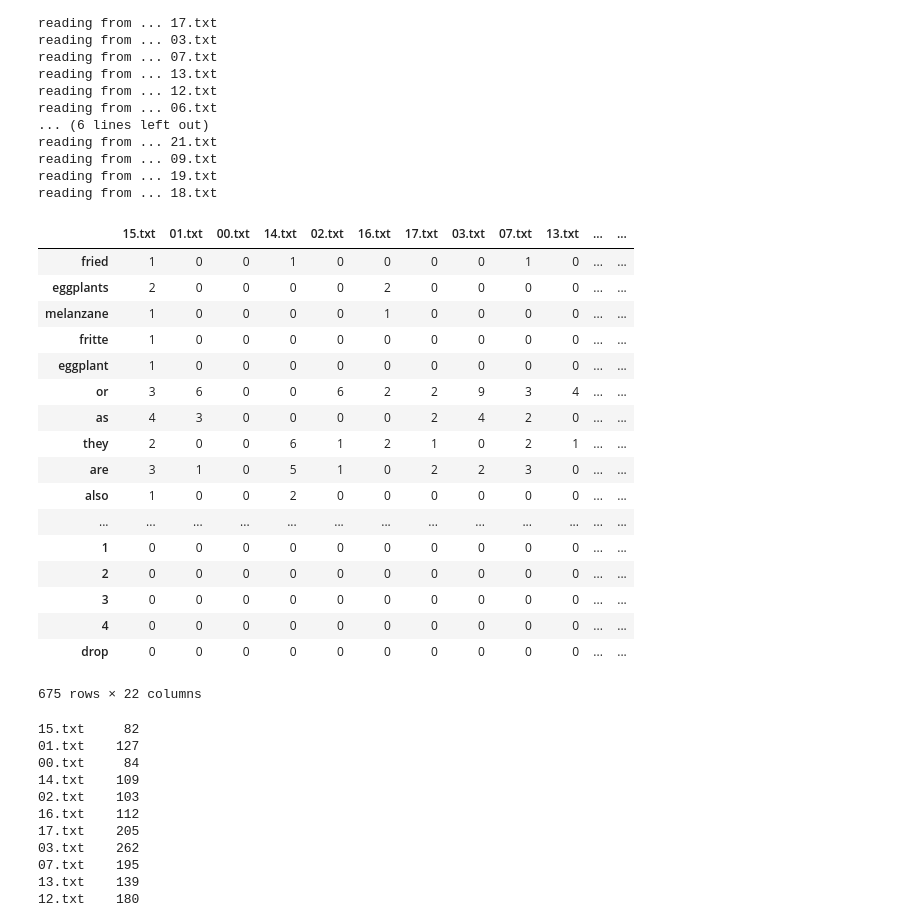
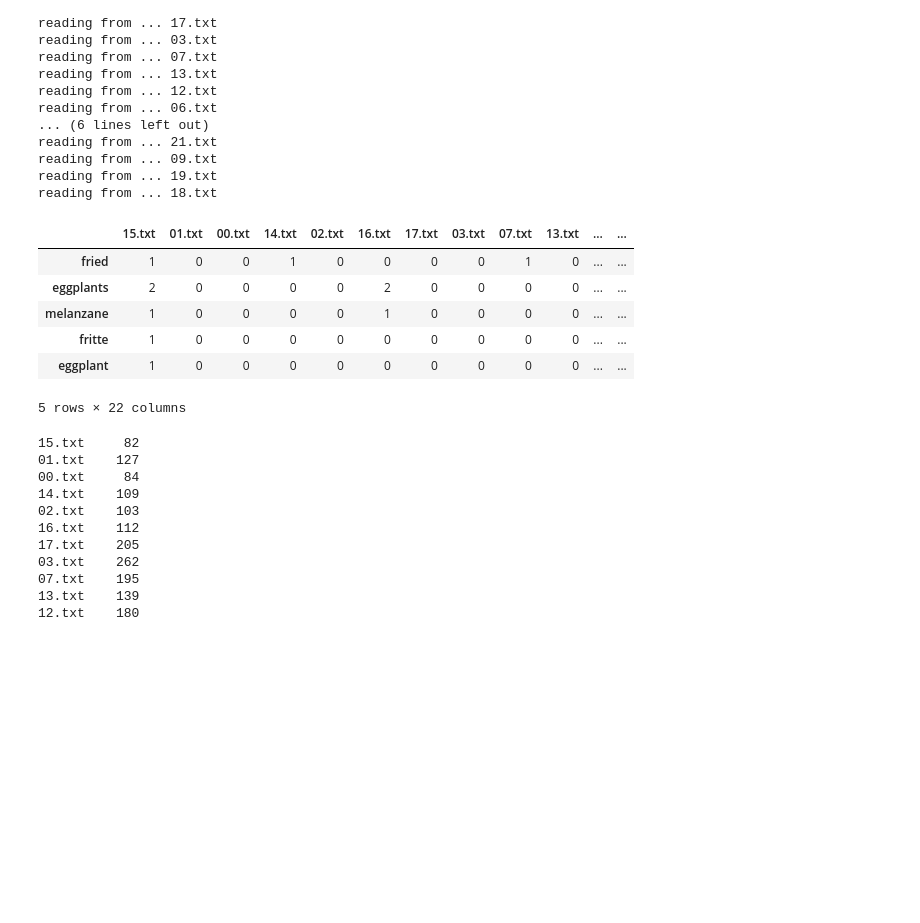
Before and after one commit to intuitivetextmining/intuitivetextmining, a Jupyter notebook: 2.5 - corpus search ordering by word frequency.ipynb, the cells around one changed output. Saved outputs shown, nothing was run; the diff lists cells and outputs as text; code cells hidden in the pictures; blank space fills up the shorter version.

```diff
--- a/2.5 - corpus search ordering by word frequency.ipynb
+++ b/2.5 - corpus search ordering by word frequency.ipynb
@@ -90,27 +90,16 @@ reading from ... 09.txt
 reading from ... 19.txt
 reading from ... 18.txt
 # %%
-# display word occurrence matrix
-occurrence_matrix
+# display part of word occurrence matrix
+occurrence_matrix.head()
 # %% [output]
 |  | 15.txt | 01.txt | 00.txt | 14.txt | 02.txt | 16.txt | 17.txt | 03.txt | 07.txt | 13.txt | ... | ... |
 | fried | 1 | 0 | 0 | 1 | 0 | 0 | 0 | 0 | 1 | 0 | ... | ... |
 | eggplants | 2 | 0 | 0 | 0 | 0 | 2 | 0 | 0 | 0 | 0 | ... | ... |
 | melanzane | 1 | 0 | 0 | 0 | 0 | 1 | 0 | 0 | 0 | 0 | ... | ... |
 | fritte | 1 | 0 | 0 | 0 | 0 | 0 | 0 | 0 | 0 | 0 | ... | ... |
 | eggplant | 1 | 0 | 0 | 0 | 0 | 0 | 0 | 0 | 0 | 0 | ... | ... |
-| or | 3 | 6 | 0 | 0 | 6 | 2 | 2 | 9 | 3 | 4 | ... | ... |
-| as | 4 | 3 | 0 | 0 | 0 | 0 | 2 | 4 | 2 | 0 | ... | ... |
-| they | 2 | 0 | 0 | 6 | 1 | 2 | 1 | 0 | 2 | 1 | ... | ... |
-| are | 3 | 1 | 0 | 5 | 1 | 0 | 2 | 2 | 3 | 0 | ... | ... |
-| also | 1 | 0 | 0 | 2 | 0 | 0 | 0 | 0 | 0 | 0 | ... | ... |
-| ... | ... | ... | ... | ... | ... | ... | ... | ... | ... | ... | ... | ... |
-| 1 | 0 | 0 | 0 | 0 | 0 | 0 | 0 | 0 | 0 | 0 | ... | ... |
-| 2 | 0 | 0 | 0 | 0 | 0 | 0 | 0 | 0 | 0 | 0 | ... | ... |
-| 3 | 0 | 0 | 0 | 0 | 0 | 0 | 0 | 0 | 0 | 0 | ... | ... |
-| 4 | 0 | 0 | 0 | 0 | 0 | 0 | 0 | 0 | 0 | 0 | ... | ... |
-| drop | 0 | 0 | 0 | 0 | 0 | 0 | 0 | 0 | 0 | 0 | ... | ... |
-675 rows × 22 columns
+5 rows × 22 columns
 # %%
 # sums of occurrence columns is the doc word length
 
```
Also changed, not shown: parts of 2 cells of this notebook.
